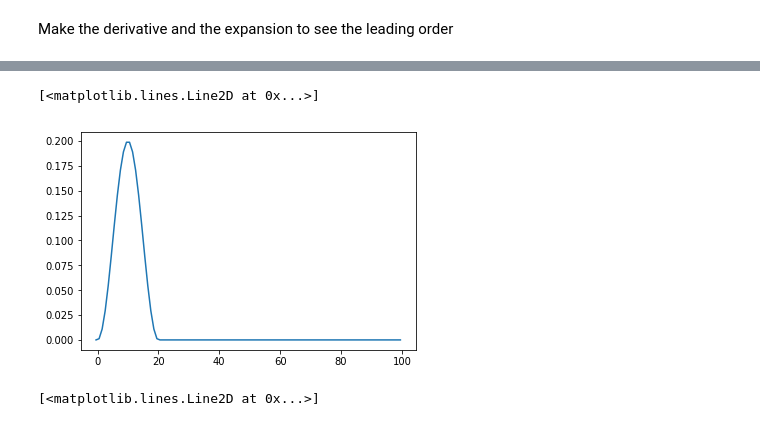
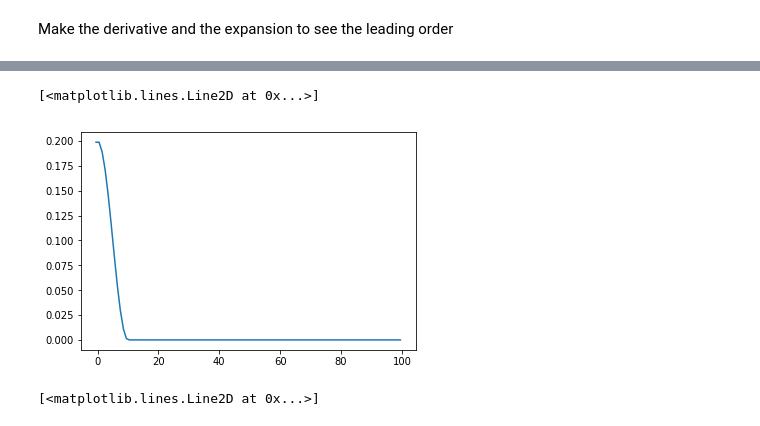
Before and after one commit to Reyna-RT/MEK9320, a Jupyter notebook: Second Assignment results.ipynb, the cells around one changed output, grey strips where cells are left out. Saved outputs shown, nothing was run; the diff lists cells and outputs as text; code cells hidden in the pictures.

```diff
--- a/Second Assignment results.ipynb
+++ b/Second Assignment results.ipynb
@@ -278,12 +298,12 @@ def eta(x,x0,lam):
 # %%
 a = np.loadtxt('flat_results/flat1/eta0',unpack=True)
 # %%
-ola = eta(a[0]-10,0,20)
+ola = eta(a[0],0,20)
 cosa =a[0]
 plt.plot(cosa[0:101],ola[0:101])
 # %% [output]
 [<matplotlib.lines.Line2D at 0x...>]
-[figure, old version]
+[figure, new version]
 # %%
 arc = open('flat_results/cosine/eta.in','w')
 np.savetxt(arc,np.c_[cosa[0:101],ola[0:101]])
```
Also changed, not shown: parts of 6 cells of this notebook.
